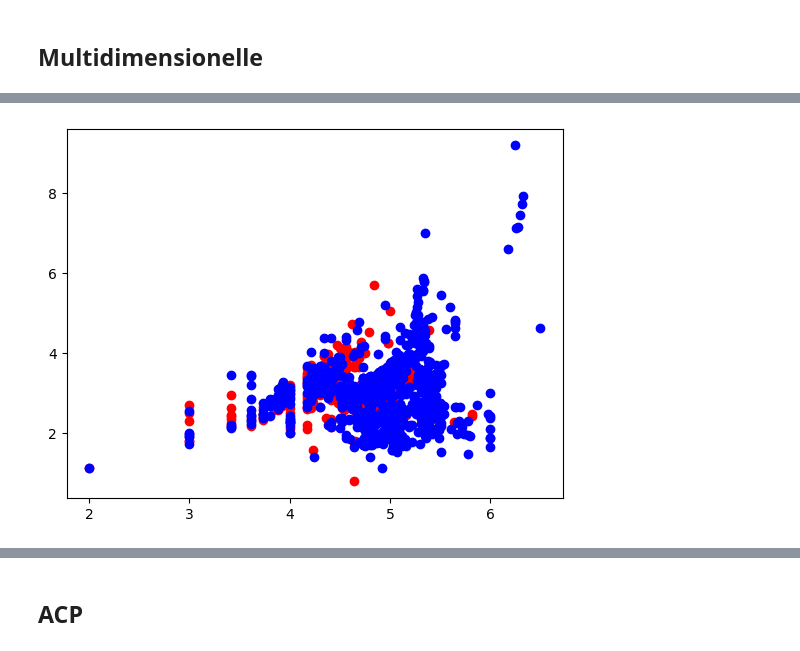
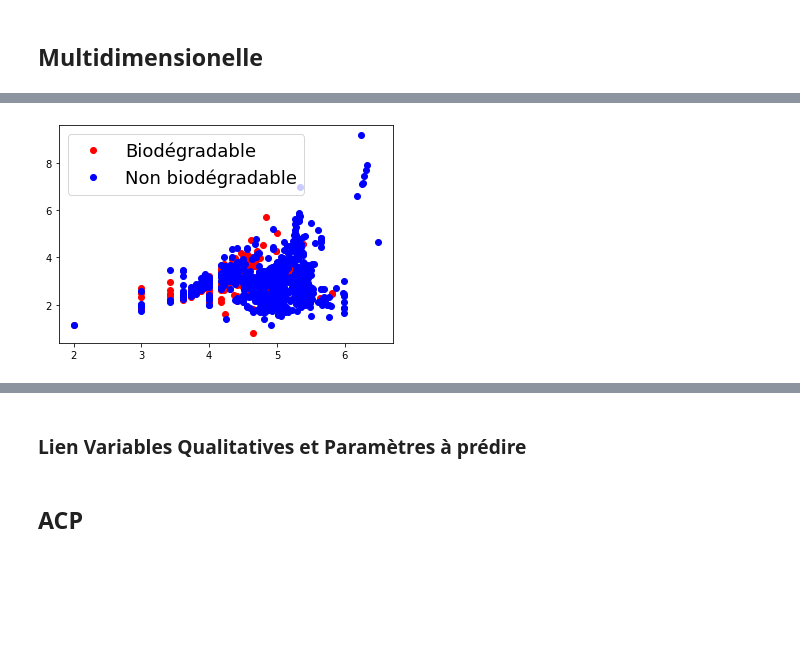
Before and after one commit to Calanohn/Projet_ML, a Jupyter notebook: ML-Python.ipynb, the cells around one changed output, grey strips where cells are left out. Saved outputs shown, nothing was run; the diff lists cells and outputs as text; code cells hidden in the pictures; blank space fills up the shorter version.

```diff
--- a/ML-Python.ipynb
+++ b/ML-Python.ipynb
@@ -89,6 +91,10 @@ data.describe()
 # %%
 # histogramme des variables quantis
+k = 1
+plt.figure(1, figsize = (20, 20))
 for i in keysquant :
+    plt.subplot(4, 5, k,title=i)
     data[i].hist()
-    plt.show()
+    k += 1
+plt.show()
 # %% [output]
@@ -108,7 +102,12 @@ for i in keysquant :
 # %%
 # boxplot des variables quantis
+k = 1
+plt.figure(1, figsize = (20, 20))
 for i in keysquant:
-
-    plt.boxplot(data[i])
+    fig, ax = plt.subplots()
+    ax.boxplot(data[i])
+    plt.title(i)
     plt.show()
+    k += 1
+plt.show()
 # %% [output]
@@ -137,10 +202,7 @@ print(np.sort(data["SpMax_B(m)"])[-60:])
 # %%
 #mosaique des variables qualis
-
-data[keysqual[0]].hist()
-plt.show()
-data[keysqual[1]].hist()
-plt.show()
-data[keysqual[2]].hist()
-plt.show()
+for i in keysqual:
+    data[i].hist()
+    plt.title(i)
+    plt.show()
 # %% [output]
@@ -161,14 +340,29 @@ plt.show()
 # %%
 ## Représentation des individus en composantes originelles
 for var in range(0, len(keysquant)-1, 2):
 
     v1 = data[keysquant[var]]
     v2 = data[keysquant[var+1]]
 
+    blueleg = False
+    redleg = False
+
     plt.figure()
     for i in range(1, len(v1)+1):
         color = "red" if data['Y'][i] else "blue"
-        plt.plot(v1[i], v2[i], "o",color=color)
-    plt.show()
+
+        if not blueleg and color=="blue":                                               #il écrit la légende sur le premier point
+            plt.plot(v1[i], v2[i], "o",color=color, label="Non biodégradable")
+            blueleg = True
+        elif not redleg and color=="red":
+            plt.plot(v1[i], v2[i], "o",color=color, label="Biodégradable")
+            redleg = True
+
+
+        else:
+            plt.plot(v1[i], v2[i], "o",color=color)
+
+    plt.legend(prop={'size': 18})
+plt.show()
 # %% [output]
-[figure, old version]
+[figure, new version]
@@ -181,0 +377,2 @@ for var in range(0, len(keysquant)-1, 2):
+# %% [markdown]
+### Lien Variables Qualitatives et Paramètres à prédire
```
Also changed, not shown: parts of 98 cells of this notebook.
